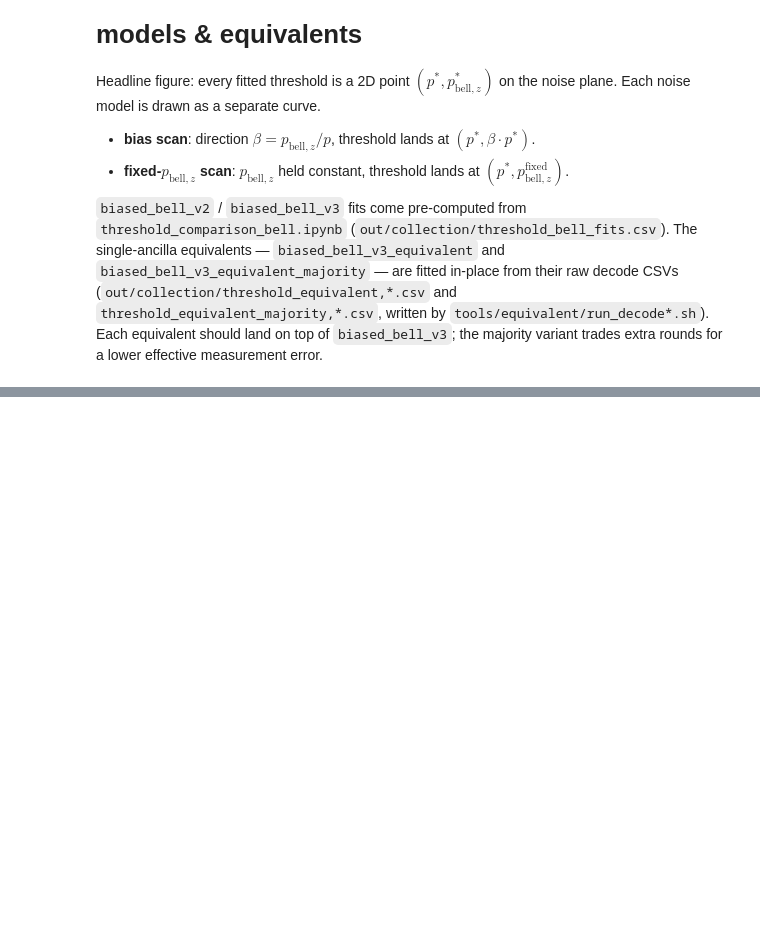
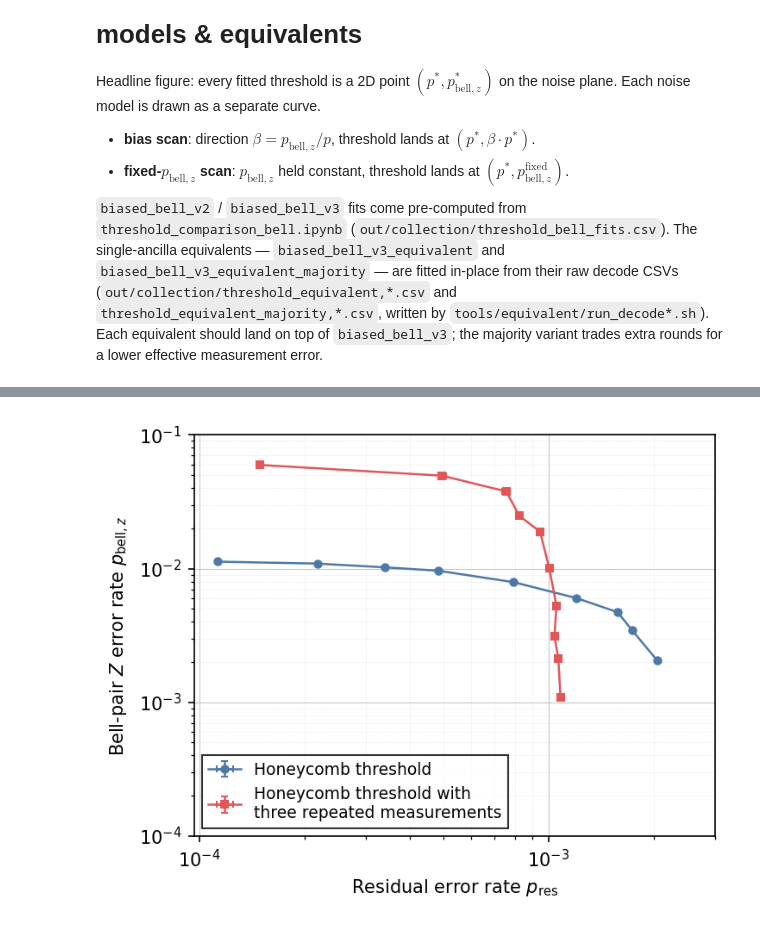
Before and after one commit to RetzkersGroup/distributed-qec, a Jupyter notebook: notebooks/threshold_vs_bias_bell.ipynb, the cells around one changed output, grey strips where cells are left out. Drawn from its saved outputs; the diff is of its cells as text; code cells hidden in the pictures; blank space fills up the shorter version.

```diff
--- a/notebooks/threshold_vs_bias_bell.ipynb
+++ b/notebooks/threshold_vs_bias_bell.ipynb
@@ -349,0 +480,92 @@ plt.show()
+# %%
+# Paper-ready figure: threshold curve on the (p_res, p_bell_z) plane for the
+# two equivalent honeycomb models. Each fitted threshold (bias scan) is a point
+# (p_th, bias * p_th). Style follows notebooks/high_rate.ipynb. Two versions are
+# produced: log-log and linear. Both use the SAME limits on the x and y axes.
+import datetime
+
+plt.rcParams.update({
+    'font.size': 10,
+    'axes.labelsize': 10,
+    'axes.titlesize': 10,
+    'xtick.labelsize': 10,
+    'ytick.labelsize': 10,
+    'legend.fontsize': 9,
+})
+
+# (model, label, color, marker) in plot order.
+PAPER_MODELS = [
+    ('biased_bell_v3_equivalent', 'Honeycomb threshold', '#4e79a7', 'o'),
+    ('biased_bell_v3_equivalent_majority',
+     'Honeycomb threshold with \nthree repeated measurements', '#e15759', 's'),
+]
+
+
+def _model_points(model):
+    """Return (p, p_err, pbz, pbz_err) arrays for a model's bias scan."""
+    bdf = bias_by_model.get(model)
+    if bdf is None or bdf.empty:
+        return None
+    bdf = bdf.sort_values('bias')
+    p = bdf['p_th'].to_numpy(dtype=float)
+    p_err = bdf['p_th_err'].to_numpy(dtype=float)
+    bias = bdf['bias'].to_numpy(dtype=float)
+    return p, p_err, bias * p, bias * p_err
+
+
+# Shared axis limits: same range on x and y, covering both models' points.
+_all = [pts for m, *_ in PAPER_MODELS if (pts := _model_points(m)) is not None]
+_vals = np.concatenate([np.concatenate([pts[0], pts[2]]) for pts in _all])
+_vals = _vals[np.isfinite(_vals) & (_vals > 0)]
+LIM_LOG = (10 ** np.floor(np.log10(_vals.min())), 10 ** np.ceil(np.log10(_vals.max())))
+LIM_LINEAR = (0.0, _vals.max() * 1.05)
+
+
+def _make_figure(scale):
+    fig, ax = plt.subplots(figsize=(5, 4))
+    for model, label, color, marker in PAPER_MODELS:
+        pts = _model_points(model)
+        if pts is None:
+            continue
+        p, p_err, pbz, pbz_err = pts
+        ax.errorbar(
+            p, pbz, xerr=p_err, yerr=pbz_err,
+            marker=marker, markersize=4, linewidth=1.2, capsize=2,
+            color=color, label=label,
+        )
+
+    if scale == 'log':
+        ax.set_xscale('log')
+        ax.set_yscale('log')
+        lim = LIM_LOG
+    else:
+        lim = LIM_LINEAR
+    # Same limits on both axes.
+    ax.set_xlim(
+        [0,0.003]
+    )
+    ax.set_ylim(lim)
+    # ax.set_aspect('equal', adjustable='box')
+
+    ax.set_xlabel(r'Residual error rate $p_{\text{res}}$')
+    ax.set_ylabel(r'Bell-pair $Z$ error rate $p_{\mathrm{bell},z}$')
+    ax.grid(which='major', linestyle='-', linewidth=0.5, alpha=0.7)
+    ax.grid(which='minor', linestyle=':', linewidth=0.3, alpha=0.5)
+    ax.legend(frameon=True, edgecolor='black', fancybox=False) # loc='upper left',
+
+    fig.tight_layout()
+    fig.set_dpi(150)
+    return fig
+
+
+out_dir = Path('../out/figures')
+out_dir.mkdir(parents=True, exist_ok=True)
+date = datetime.date.today().strftime('%Y%m%d')
+
+for scale in ('log', 'linear'):
+    fig = _make_figure(scale)
+    out_path = out_dir / f'{date}_honeycomb_threshold_equivalent_{scale}.pdf'
+    fig.savefig(out_path, bbox_inches='tight')
+    print(f'Saved {out_path}')
+    plt.show()
+# %% [output]
@@ -349,0 +573 @@ plt.show()
+[figure, added]
```
Also changed, not shown: parts of 7 cells of this notebook.
